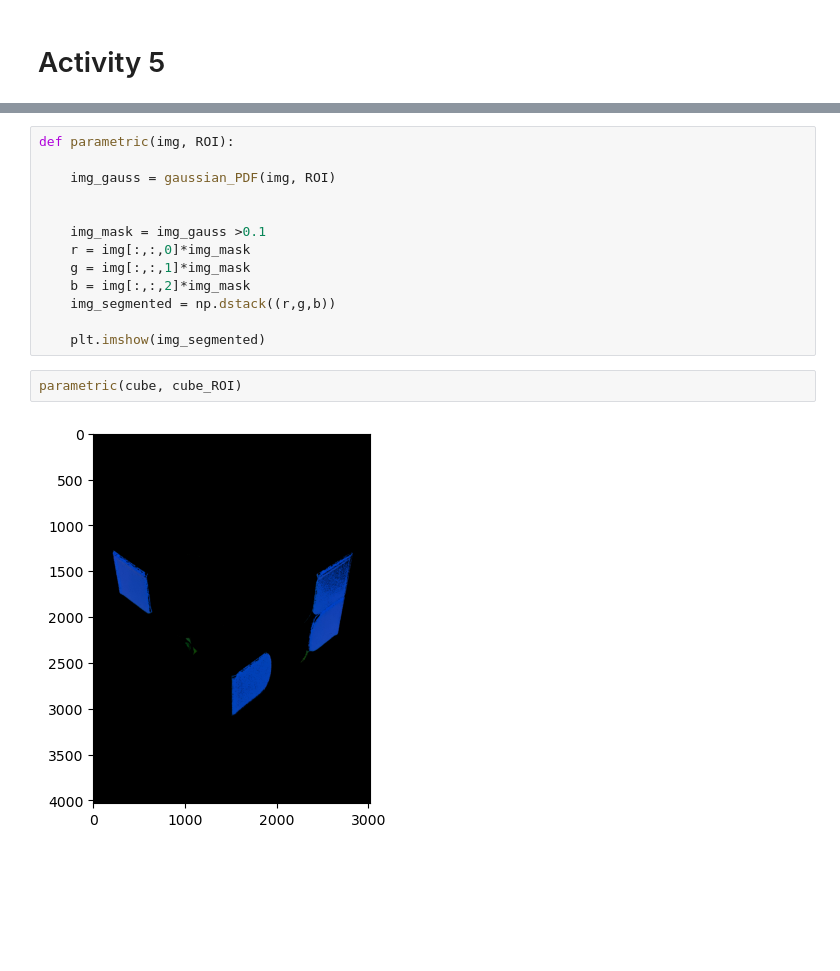
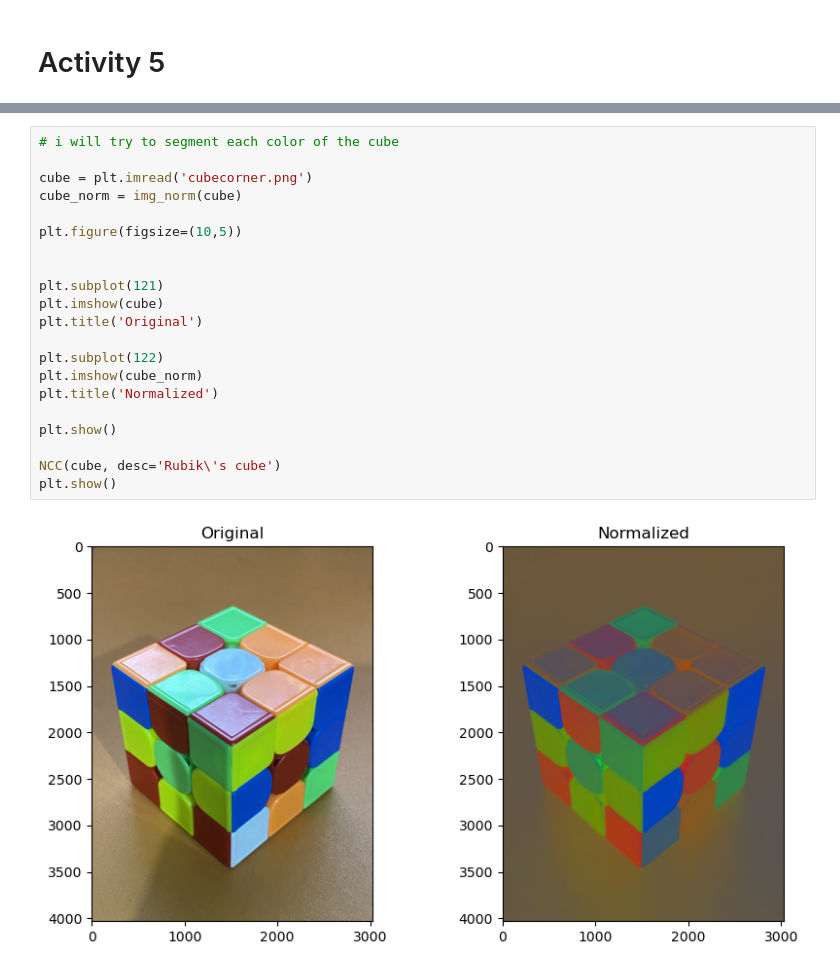
Before and after one commit to genvert/AP_157_FX-2_Vertudez, a Jupyter notebook: Activity 5/Activity 5.ipynb, the cells around one changed output, grey strips where cells are left out. Cells and saved outputs as stored; diff of their text form; blank space fills up the shorter version.

```diff
--- a/Activity 5/Activity 5.ipynb
+++ b/Activity 5/Activity 5.ipynb
@@ -134,17 +124,23 @@ plt.imshow(cube_masked)
-# %%
-def parametric(img, ROI):
-
-    img_gauss = gaussian_PDF(img, ROI)
-
-
-    img_mask = img_gauss >0.1
-    r = img[:,:,0]*img_mask
-    g = img[:,:,1]*img_mask
-    b = img[:,:,2]*img_mask
-    img_segmented = np.dstack((r,g,b))
-
-    plt.imshow(img_segmented)
-# %%
-parametric(cube, cube_ROI)
-# %% [output]
-[figure, removed]
+# %%
+# i will try to segment each color of the cube
+
+cube = plt.imread('cubecorner.png')
+cube_norm = img_norm(cube)
+
+plt.figure(figsize=(10,5))
+
+
+plt.subplot(121)
+plt.imshow(cube)
+plt.title('Original')
+
+plt.subplot(122)
+plt.imshow(cube_norm)
+plt.title('Normalized')
+
+plt.show()
+
+NCC(cube, desc='Rubik\'s cube')
+plt.show()
+# %% [output]
+[figure, added]
```
Also changed, not shown: parts of 17 cells of this notebook.
